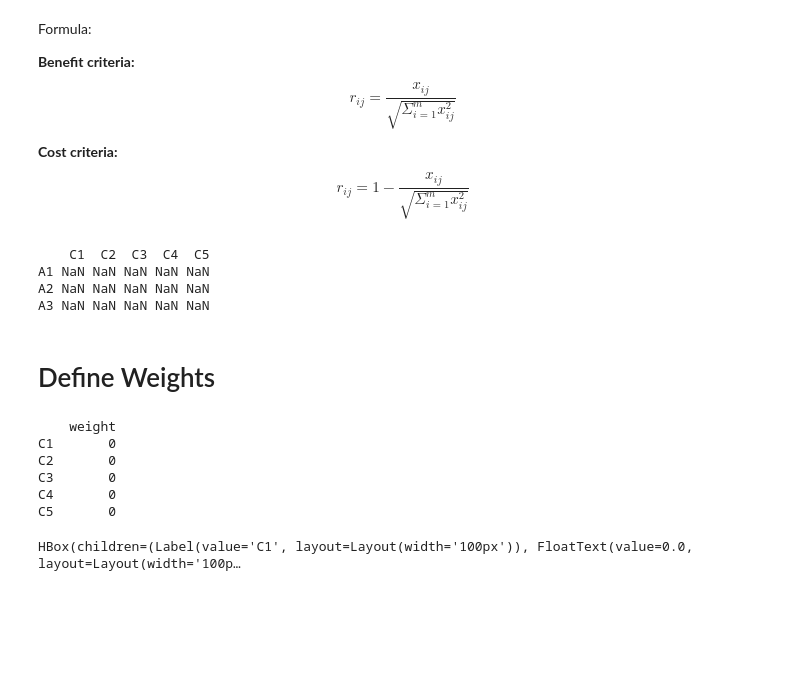
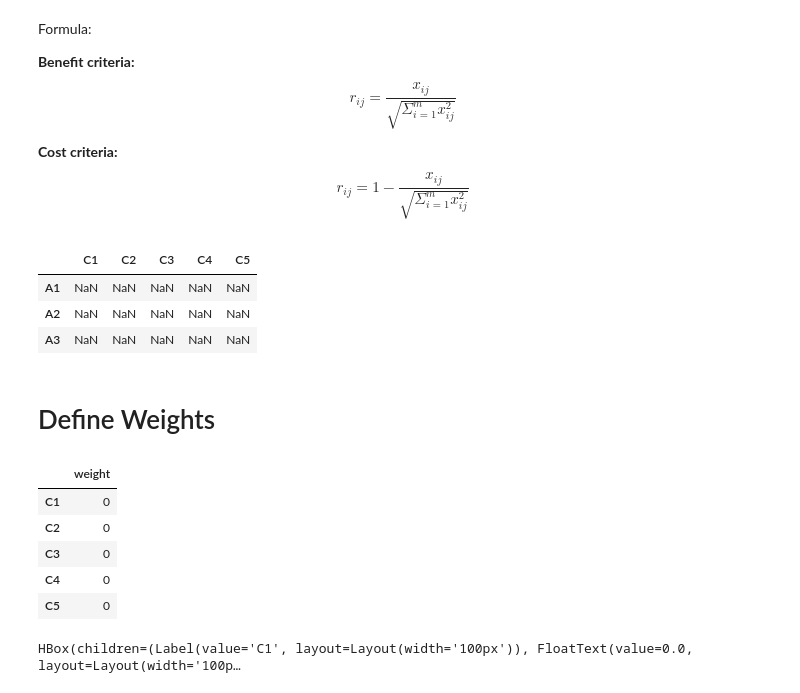
Before and after one commit to FarrelAD/DSS-ELECTRE, a Jupyter notebook: src/notebook.ipynb, the cells around one changed output. Saved outputs shown, nothing was run; the diff lists cells and outputs as text; code cells hidden in the pictures; blank space fills up the shorter version.

```diff
--- a/src/notebook.ipynb
+++ b/src/notebook.ipynb
@@ -192,33 +196,33 @@ $$
 # %%
 matrix_r = decision_matrix.copy(deep=True).astype(float)
 
 for i in range(total_criteria):
     sum_col = (decision_matrix.iloc[:, i] ** 2).sum()
 
     for j, row in enumerate(decision_matrix.itertuples(index=False)):
         if criterias.iloc[i]['type'] == 'Benefit':
             matrix_r.iloc[j, i] = decision_matrix.iloc[j, i] / math.sqrt(sum_col) # benefit criteria normalization
         else:
             matrix_r.iloc[j, i] = 1 - (decision_matrix.iloc[j, i] / math.sqrt(sum_col)) # cost criteria normalization
 
-print(matrix_r)
+matrix_r
 # %% [output]
-    C1  C2  C3  C4  C5
-A1 NaN NaN NaN NaN NaN
-A2 NaN NaN NaN NaN NaN
-A3 NaN NaN NaN NaN NaN
+|  | C1 | C2 | C3 | C4 | C5 |
+| A1 | NaN | NaN | NaN | NaN | NaN |
+| A2 | NaN | NaN | NaN | NaN | NaN |
+| A3 | NaN | NaN | NaN | NaN | NaN |
 # %% [markdown]
 # Define Weights
 # %%
 weights = pd.DataFrame(0, index=criteria_labels, columns=['weight'])
-print(weights)
+weights
 # %% [output]
-    weight
-C1       0
-C2       0
-C3       0
-C4       0
-C5       0
+|  | weight |
+| C1 | 0 |
+| C2 | 0 |
+| C3 | 0 |
+| C4 | 0 |
+| C5 | 0 |
 # %%
 create_matrix_weight()
 # %% [output]
```
Also changed, not shown: parts of 19 cells of this notebook.
